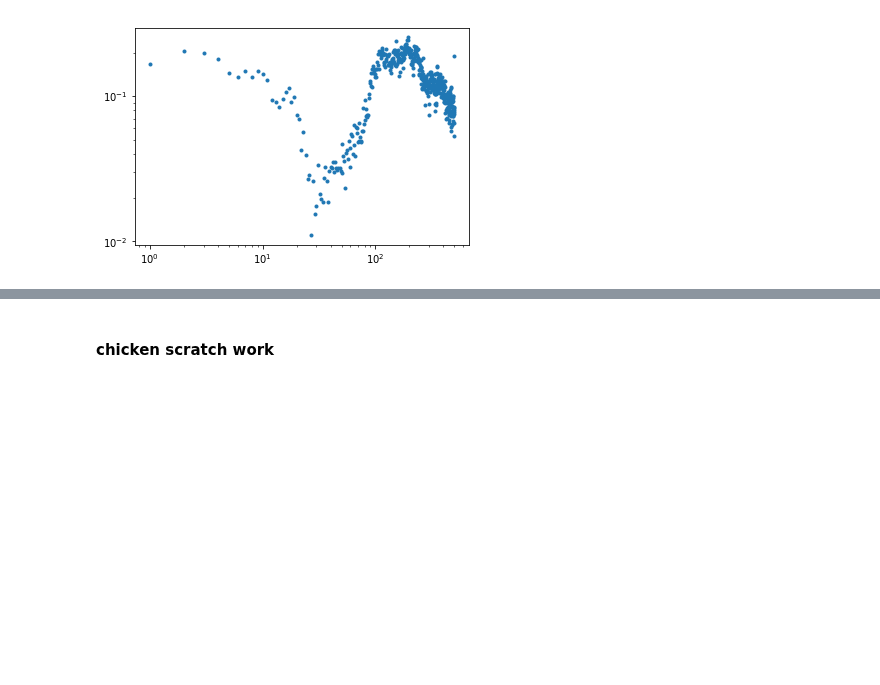
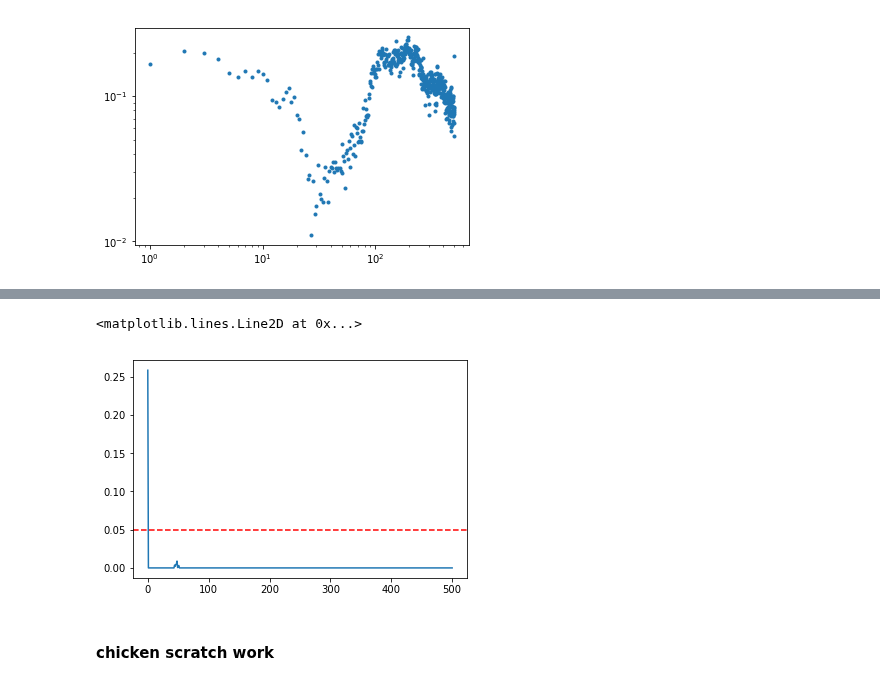
Before and after one commit to voytekresearch/SpectralCA, a Jupyter notebook: analysis_notebooks/exp_comparisons.ipynb, the cells around one changed output, grey strips where cells are left out. Saved outputs shown, nothing was run; the diff lists cells and outputs as text; code cells hidden in the pictures; blank space fills up the shorter version.

```diff
--- a/analysis_notebooks/exp_comparisons.ipynb
+++ b/analysis_notebooks/exp_comparisons.ipynb
@@ -126,3 +181,14 @@ _ = plt.loglog(pvals,'.')
+# %%
+pp = np.zeros((len(spg_)))
+for i in range(len(spg_)):
+    p,stat = mc_exp(spg_[i],Nx,N)
+    pp[i] = p
+# %%
+plt.plot(pp)
+plt.axhline(y=0.05,color='r',ls='--')
+# %% [output]
+<matplotlib.lines.Line2D at 0x...>
+[figure, added]
 # %% [markdown]
 #### chicken scratch work
 # %%
```
Also changed, not shown: parts of 22 cells of this notebook.
